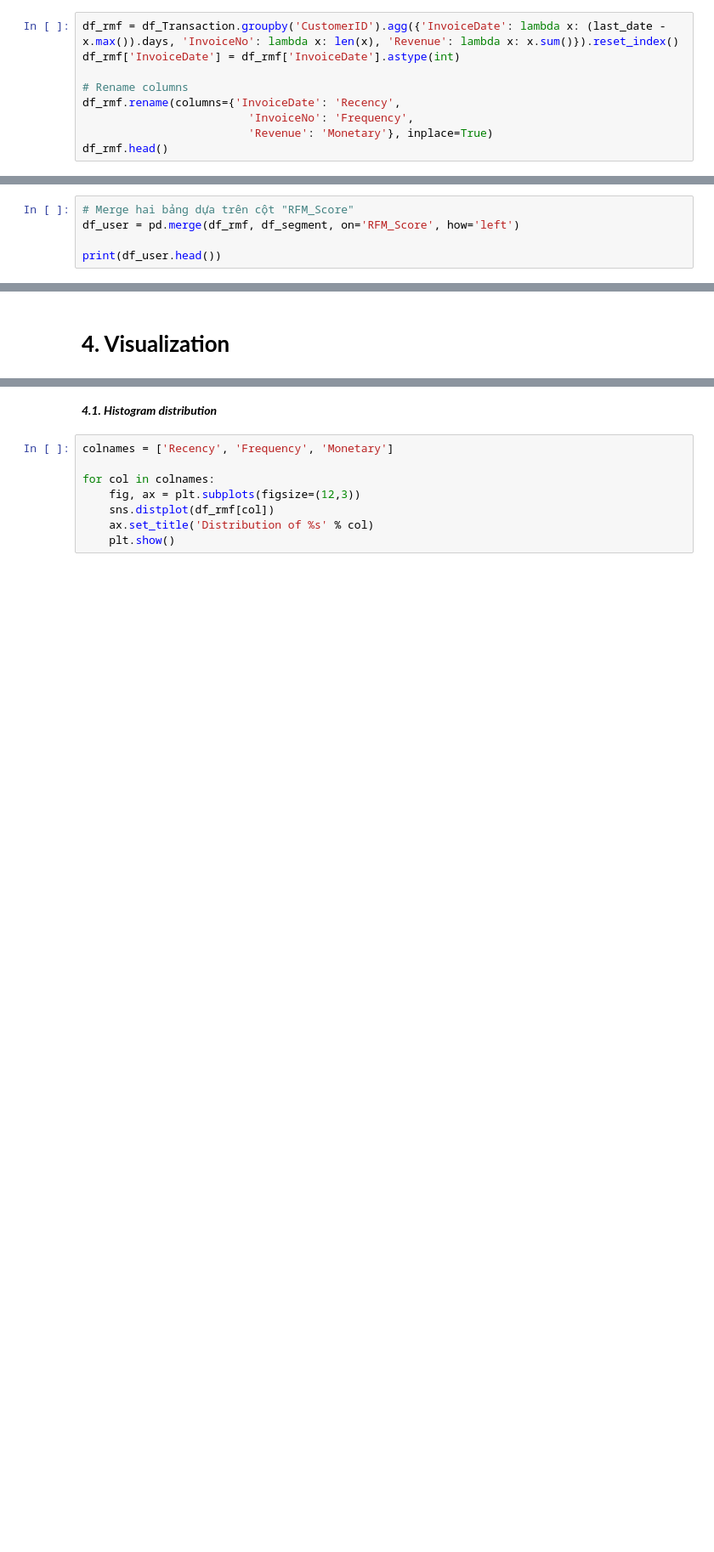
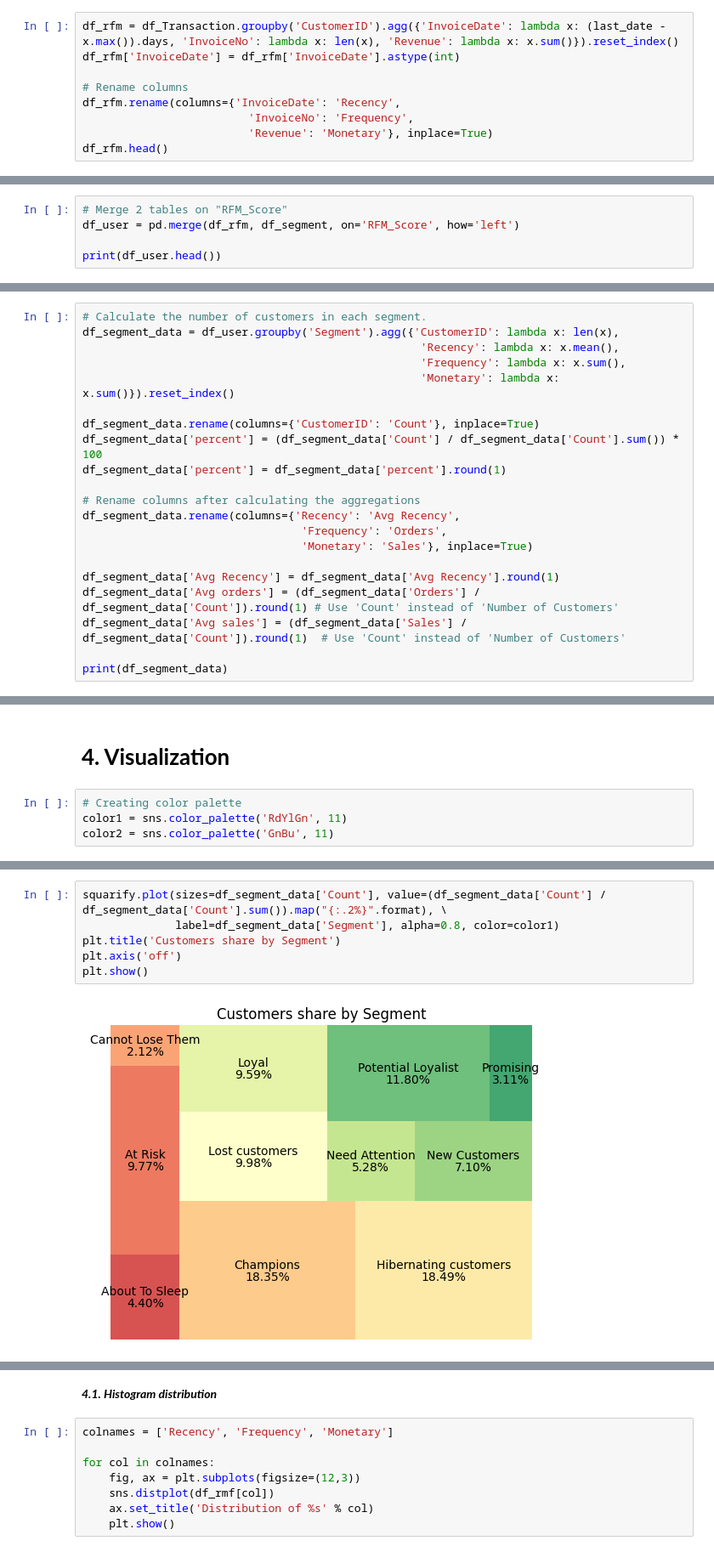
Before and after one commit to tran-linh41214/Customer-Segmentation-for-Retention-Revenue-Growth-Python-RFM-Model-, a Jupyter notebook: Trần_Diệu_Linh_RFM_analysis_project.ipynb, the cells around one changed output, grey strips where cells are left out. Shown at 85% size. Saved outputs shown, nothing was run; the diff lists cells and outputs as text; blank space fills up the shorter version.

```diff
--- a/Trần_Diệu_Linh_RFM_analysis_project.ipynb
+++ b/Trần_Diệu_Linh_RFM_analysis_project.ipynb
@@ -182,12 +258,12 @@ last_date = max(df_Transaction.InvoiceDate) + dt.timedelta(days=1)
 # %%
-df_rmf = df_Transaction.groupby('CustomerID').agg({'InvoiceDate': lambda x: (last_date - x.max()).days, 'InvoiceNo': lambda x: len(x), 'Revenue': lambda x: x.sum()}).reset_index()
-df_rmf['InvoiceDate'] = df_rmf['InvoiceDate'].astype(int)
+df_rfm = df_Transaction.groupby('CustomerID').agg({'InvoiceDate': lambda x: (last_date - x.max()).days, 'InvoiceNo': lambda x: len(x), 'Revenue': lambda x: x.sum()}).reset_index()
+df_rfm['InvoiceDate'] = df_rfm['InvoiceDate'].astype(int)
 
 # Rename columns
-df_rmf.rename(columns={'InvoiceDate': 'Recency',
+df_rfm.rename(columns={'InvoiceDate': 'Recency',
                          'InvoiceNo': 'Frequency',
                          'Revenue': 'Monetary'}, inplace=True)
-df_rmf.head()
+df_rfm.head()
 # %% [output]
 |  | CustomerID | Recency | Frequency | Monetary |
 | 0 | 12346.0 | 326 | 1 | 77183.60 |
@@ -268,8 +344,8 @@ print(df_segment)
 # %% [markdown]
 ***3.2. Merge bảng Segmentation và bảng RFM***
 # %%
-# Merge hai bảng dựa trên cột "RFM_Score"
-df_user = pd.merge(df_rmf, df_segment, on='RFM_Score', how='left')
+# Merge 2 tables on "RFM_Score"
+df_user = pd.merge(df_rfm, df_segment, on='RFM_Score', how='left')
 
 print(df_user.head())
 # %% [output]
@@ -310,0 +365,21 @@ print(df_describe)
+# %%
+# Calculate the number of customers in each segment.
+df_segment_data = df_user.groupby('Segment').agg({'CustomerID': lambda x: len(x),
+                                                   'Recency': lambda x: x.mean(),
+                                                   'Frequency': lambda x: x.sum(),
+                                                   'Monetary': lambda x: x.sum()}).reset_index()
+
+df_segment_data.rename(columns={'CustomerID': 'Count'}, inplace=True)
+df_segment_data['percent'] = (df_segment_data['Count'] / df_segment_data['Count'].sum()) * 100
+df_segment_data['percent'] = df_segment_data['percent'].round(1)
+
+# Rename columns after calculating the aggregations
+df_segment_data.rename(columns={'Recency': 'Avg Recency',
+                                 'Frequency': 'Orders',
+                                 'Monetary': 'Sales'}, inplace=True)
+
+df_segment_data['Avg Recency'] = df_segment_data['Avg Recency'].round(1)
+df_segment_data['Avg orders'] = (df_segment_data['Orders'] / df_segment_data['Count']).round(1) # Use 'Count' instead of 'Number of Customers'
+df_segment_data['Avg sales'] = (df_segment_data['Sales'] / df_segment_data['Count']).round(1)  # Use 'Count' instead of 'Number of Customers'
+
+print(df_segment_data)
@@ -326,3 +434,7 @@ print(df_describe)
 | **Lost customers**      | Giá trị Recency, Frequency và Monetary thấp nhất.                                        | Khơi gợi sự quan tâm lại bằng các chiến dịch tiếp cận, nếu không có thể bỏ qua.                     |
 # %% [markdown]
 # **4. Visualization**
+# %%
+# Creating color palette
+color1 = sns.color_palette('RdYlGn', 11)
+color2 = sns.color_palette('GnBu', 11)
@@ -328,0 +443,8 @@ print(df_describe)
+# %%
+squarify.plot(sizes=df_segment_data['Count'], value=(df_segment_data['Count'] / df_segment_data['Count'].sum()).map("{:.2%}".format), \
+              label=df_segment_data['Segment'], alpha=0.8, color=color1)
+plt.title('Customers share by Segment')
+plt.axis('off')
+plt.show()
+# %% [output]
+[figure, added]
```
Also changed, not shown: parts of 57 cells of this notebook.
